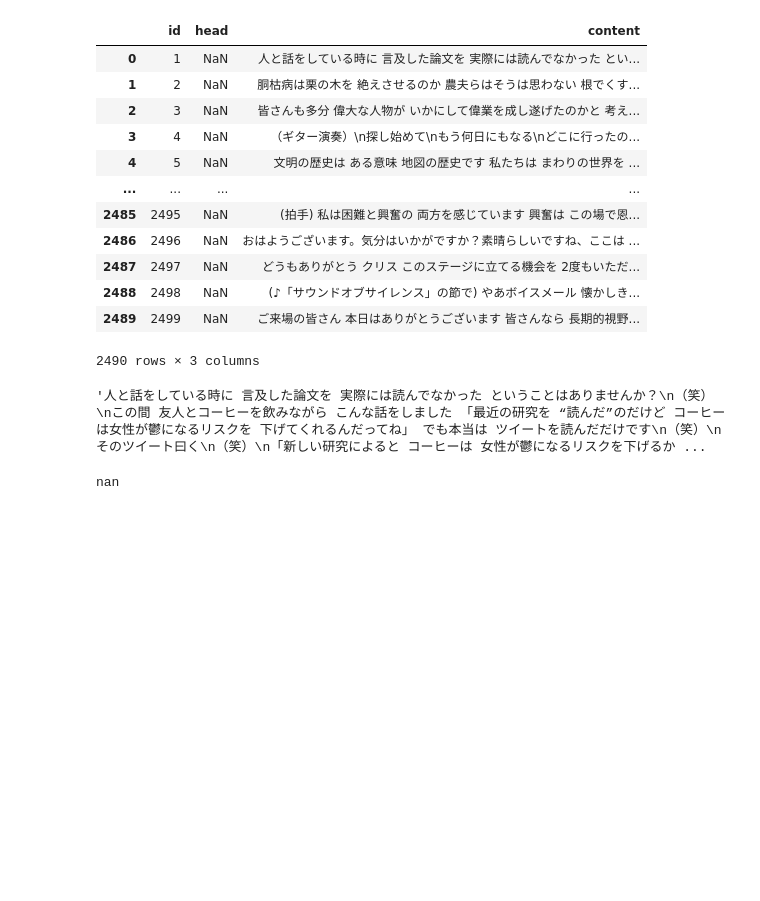
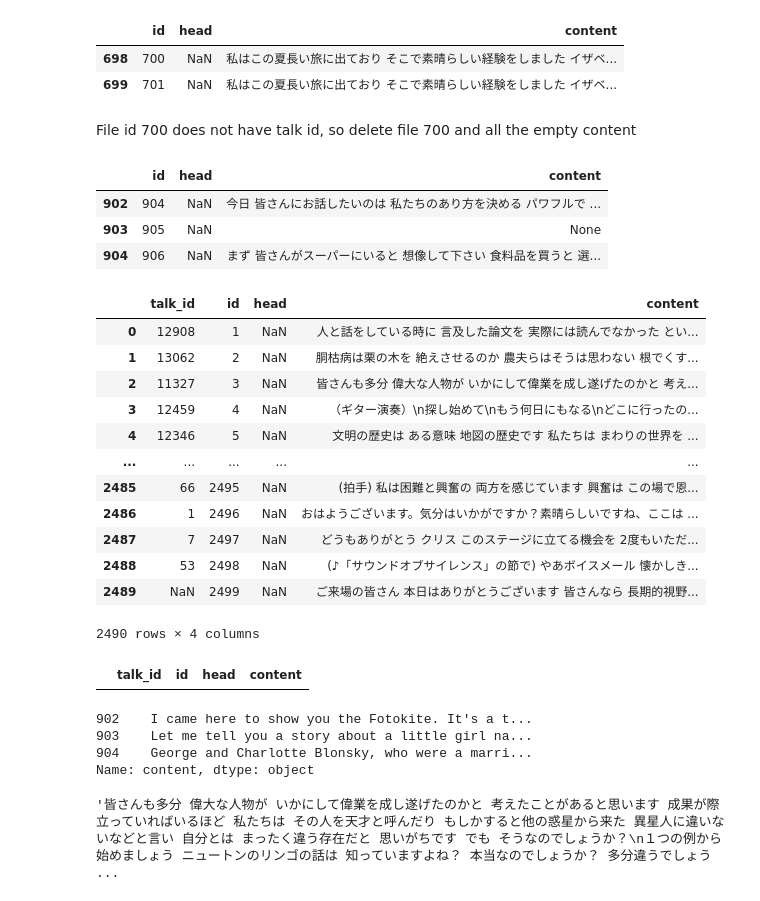
Before and after one commit to su0315/LLM_Contextual_Prompt_MT, a Jupyter notebook: IWSLT2017_data_analysis.ipynb, the cells around one changed output. Saved outputs shown, nothing was run; the diff lists cells and outputs as text; code cells hidden in the pictures; blank space fills up the shorter version.

```diff
--- a/IWSLT2017_data_analysis.ipynb
+++ b/IWSLT2017_data_analysis.ipynb
@@ -267,25 +509,54 @@ print(title)
+# %%
+df_ja[698:700]
+# %% [output]
+|  | id | head | content |
+| 698 | 700 | NaN | 私はこの夏長い旅に出ており そこで素晴らしい経験をしました イザベ... |
+| 699 | 701 | NaN | 私はこの夏長い旅に出ており そこで素晴らしい経験をしました イザベ... |
+# %% [markdown]
+File id 700 does not have talk id, so delete file 700 and all the empty content
+# %%
+df_ja[902:905]
+# %% [output]
+|  | id | head | content |
+| 902 | 904 | NaN | 今日 皆さんにお話したいのは 私たちのあり方を決める パワフルで ... |
+| 903 | 905 | NaN | None |
+| 904 | 906 | NaN | まず 皆さんがスーパーにいると 想像して下さい 食料品を買うと 選... |
 # %%
-data = pd.read_xml('/home/sumire/thesis/LLM_Contextual_Prompt_MT/data/iwslt17/FILTERED_xml/ted_ja.xml', parser='lxml')
-data
+df_ja = pd.read_xml('/home/sumire/thesis/LLM_Contextual_Prompt_MT/data/iwslt17/FILTERED_xml/ted_ja.xml', parser='lxml')
+df_ja= pd.concat([talk_id_ja, df_ja], axis=1)
+#df_ja["talk_id"][:-1] = df_ja["talk_id"][:-1].map(lambda x:int(x))
+df_ja['talk_id'].isnull()
+df_ja
 # %% [output]
-|  | id | head | content |
-| 0 | 1 | NaN | 人と話をしている時に 言及した論文を 実際には読んでなかった とい... |
-| 1 | 2 | NaN | 胴枯病は栗の木を 絶えさせるのか 農夫らはそうは思わない 根でくす... |
-| 2 | 3 | NaN | 皆さんも多分 偉大な人物が いかにして偉業を成し遂げたのかと 考え... |
-| 3 | 4 | NaN | （ギター演奏）\n探し始めて\nもう何日にもなる\nどこに行ったの... |
-| 4 | 5 | NaN | 文明の歴史は ある意味 地図の歴史です 私たちは まわりの世界を ... |
-| ... | ... | ... | ... |
-| 2485 | 2495 | NaN | (拍手) 私は困難と興奮の 両方を感じています 興奮は この場で恩... |
-| 2486 | 2496 | NaN | おはようございます。気分はいかがですか？素晴らしいですね、ここは ... |
-| 2487 | 2497 | NaN | どうもありがとう クリス このステージに立てる機会を 2度もいただ... |
-| 2488 | 2498 | NaN | (♪「サウンドオブサイレンス」の節で) やあボイスメール 懐かしき... |
-| 2489 | 2499 | NaN | ご来場の皆さん 本日はありがとうございます 皆さんなら 長期的視野... |
+|  | talk_id | id | head | content |
+| 0 | 12908 | 1 | NaN | 人と話をしている時に 言及した論文を 実際には読んでなかった とい... |
+| 1 | 13062 | 2 | NaN | 胴枯病は栗の木を 絶えさせるのか 農夫らはそうは思わない 根でくす... |
+| 2 | 11327 | 3 | NaN | 皆さんも多分 偉大な人物が いかにして偉業を成し遂げたのかと 考え... |
+| 3 | 12459 | 4 | NaN | （ギター演奏）\n探し始めて\nもう何日にもなる\nどこに行ったの... |
+| 4 | 12346 | 5 | NaN | 文明の歴史は ある意味 地図の歴史です 私たちは まわりの世界を ... |
+| ... | ... | ... | ... | ... |
+| 2485 | 66 | 2495 | NaN | (拍手) 私は困難と興奮の 両方を感じています 興奮は この場で恩... |
+| 2486 | 1 | 2496 | NaN | おはようございます。気分はいかがですか？素晴らしいですね、ここは ... |
+| 2487 | 7 | 2497 | NaN | どうもありがとう クリス このステージに立てる機会を 2度もいただ... |
+| 2488 | 53 | 2498 | NaN | (♪「サウンドオブサイレンス」の節で) やあボイスメール 懐かしき... |
+| 2489 | NaN | 2499 | NaN | ご来場の皆さん 本日はありがとうございます 皆さんなら 長期的視野... |
-2490 rows × 3 columns
+2490 rows × 4 columns
-# %%
-data["content"][0]
-# %% [output]
-'人と話をしている時に 言及した論文を 実際には読んでなかった ということはありませんか？\n（笑）\nこの間 友人とコーヒーを飲みながら こんな話をしました 「最近の研究を “読んだ”のだけど コーヒーは女性が鬱になるリスクを 下げてくれるんだってね」 でも本当は ツイートを読んだだけです\n（笑）\nそのツイート曰く\n（笑）\n「新しい研究によると コーヒーは 女性が鬱になるリスクを下げるか ...
-# %%
-data["head"][0]
-# %% [output]
-nan
+# %%
+df_en = pd.read_xml('/home/sumire/thesis/LLM_Contextual_Prompt_MT/data/iwslt17/FILTERED_xml/ted_en.xml', parser='lxml')
+df_en= pd.concat([talk_id_en, df_en], axis=1)
+#df_en["talk_id"]= df_en["talk_id"].map(lambda x:int(x))
+df_en[df_en["content"].isnull()]
+df_en[df_en["id"].isnull()]
+# %% [output]
+|  | talk_id | id | head | content |
+# %%
+df_en["content"][902:905]
+# %% [output]
+902    I came here to show you the Fotokite. It's a t...
+903    Let me tell you a story about a little girl na...
+904    George and Charlotte Blonsky, who were a marri...
+Name: content, dtype: object
+# %%
+df_ja["content"][2]
+# %% [output]
+'皆さんも多分 偉大な人物が いかにして偉業を成し遂げたのかと 考えたことがあると思います 成果が際立っていればいるほど 私たちは その人を天才と呼んだり もしかすると他の惑星から来た 異星人に違いないなどと言い 自分とは まったく違う存在だと 思いがちです でも そうなのでしょうか？\n１つの例から始めましょう ニュートンのリンゴの話は 知っていますよね？ 本当なのでしょうか？ 多分違うでしょう ...
```
Also changed, not shown: parts of 34 cells of this notebook, 1 other file.
